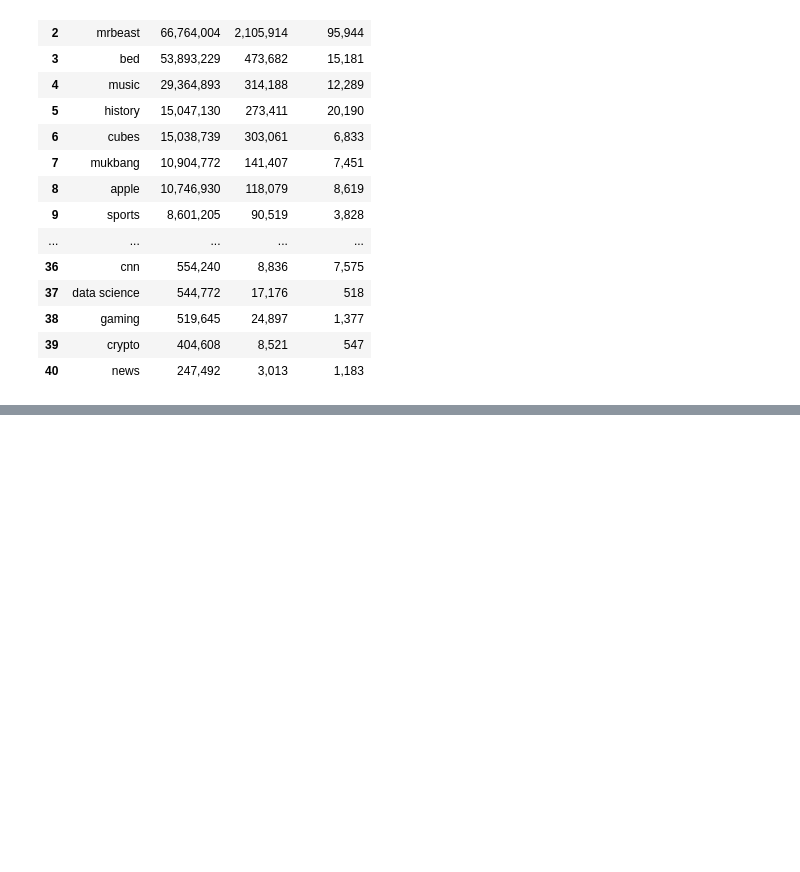
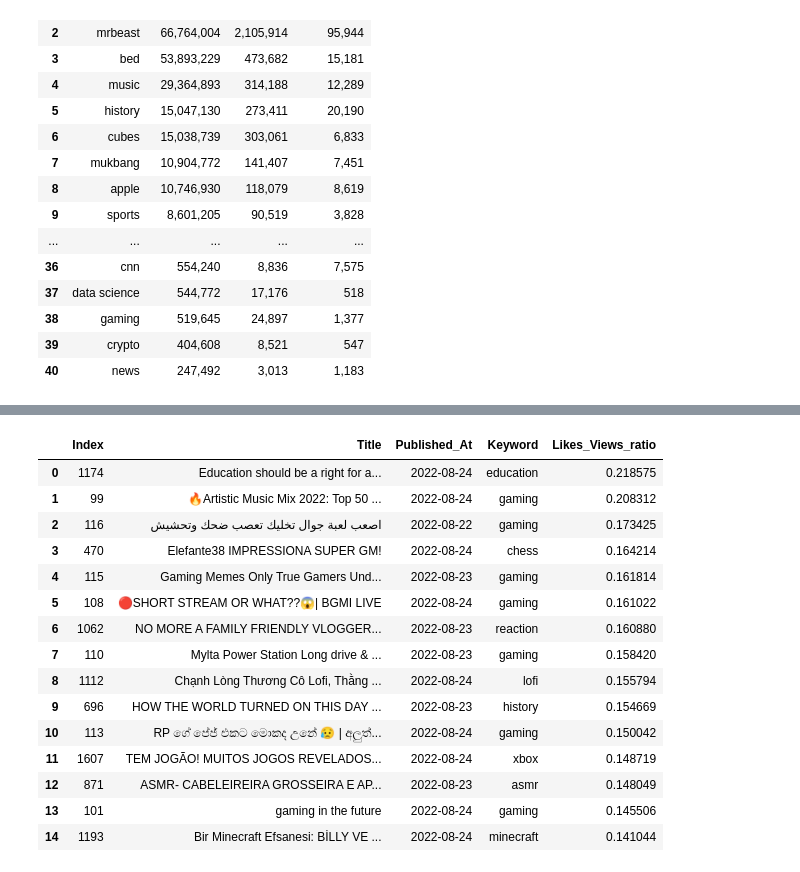
Before and after one commit to BriAnWuu/YouTube_Stats, a Jupyter notebook: YouTube_Stats.ipynb, the cells around one changed output, grey strips where cells are left out. Drawn from its saved outputs; the diff is of its cells as text; code cells hidden in the pictures; blank space fills up the shorter version.

Commit message:
ratios

```diff
--- a/YouTube_Stats.ipynb
+++ b/YouTube_Stats.ipynb
@@ -263,7 +259,8 @@ def sql_to_df(rows, header, style = False, stat = ''):
             return pd.DataFrame(rows, columns = header).style.format({
                 'Likes' : '{:,.0f}',
                 'Comments' : '{:,.0f}',
-                'Views' : '{:,.0f}'
+                'Views' : '{:,.0f}',
+                'Sentiment' : '{:,.1f}'
             })
 
         else:
@@ -271,7 +268,8 @@ def sql_to_df(rows, header, style = False, stat = ''):
             return pd.DataFrame(rows, columns = pd.MultiIndex.from_tuples(multi_lv_header)).style.format({
                 (stat, 'Likes') : '{:,.0f}',
                 (stat, 'Comments') : '{:,.0f}',
-                (stat, 'Views') : '{:,.0f}'
+                (stat, 'Views') : '{:,.0f}',
+                (stat, 'Sentiment') : '{:,.1f}'
             })
 
     else:
@@ -477,0 +515,37 @@ stats_average_df
+# %%
+# Like/View ratio by video
+cursor.execute('''
+    SELECT
+        "Index",
+        Title,
+        Published_At,
+        Keyword,
+        (Likes / Views) AS Likes_Views_ratio
+    FROM
+        videos_stats
+    ORDER BY
+        Likes_Views_ratio DESC
+    LIMIT
+        15
+''')
+rows = cursor.fetchall()
+header = [col[0] for col in cursor.description]
+
+sql_to_df(rows, header, True)
+# %% [output]
+|  | Index | Title | Published_At | Keyword | Likes_Views_ratio |
+| 0 | 1174 | Education should be a right for a... | 2022-08-24 | education | 0.218575 |
+| 1 | 99 | 🔥Artistic Music Mix 2022: Top 50 ... | 2022-08-24 | gaming | 0.208312 |
+| 2 | 116 | اصعب لعبة جوال تخليك تعصب ضحك وتحشيش | 2022-08-22 | gaming | 0.173425 |
+| 3 | 470 | Elefante38 IMPRESSIONA SUPER GM! | 2022-08-24 | chess | 0.164214 |
+| 4 | 115 | Gaming Memes Only True Gamers Und... | 2022-08-23 | gaming | 0.161814 |
+| 5 | 108 | 🔴SHORT STREAM OR WHAT??😱| BGMI LIVE | 2022-08-24 | gaming | 0.161022 |
+| 6 | 1062 | NO MORE A FAMILY FRIENDLY VLOGGER... | 2022-08-23 | reaction | 0.160880 |
+| 7 | 110 | Mylta Power Station Long drive & ... | 2022-08-23 | gaming | 0.158420 |
+| 8 | 1112 | Chạnh Lòng Thương Cô Lofi, Thằng ... | 2022-08-24 | lofi | 0.155794 |
+| 9 | 696 | HOW THE WORLD TURNED ON THIS DAY ... | 2022-08-23 | history | 0.154669 |
+| 10 | 113 | RP ගේ පේජ් එකට මොකද උනේ 😥 | අලුත්... | 2022-08-24 | gaming | 0.150042 |
+| 11 | 1607 | TEM JOGÃO! MUITOS JOGOS REVELADOS... | 2022-08-24 | xbox | 0.148719 |
+| 12 | 871 | ASMR- CABELEIREIRA GROSSEIRA E AP... | 2022-08-23 | asmr | 0.148049 |
+| 13 | 101 | gaming in the future | 2022-08-24 | gaming | 0.145506 |
+| 14 | 1193 | Bir Minecraft Efsanesi: BİLLY VE ... | 2022-08-24 | minecraft | 0.141044 |
```
Also changed, not shown: parts of 5 cells of this notebook.
